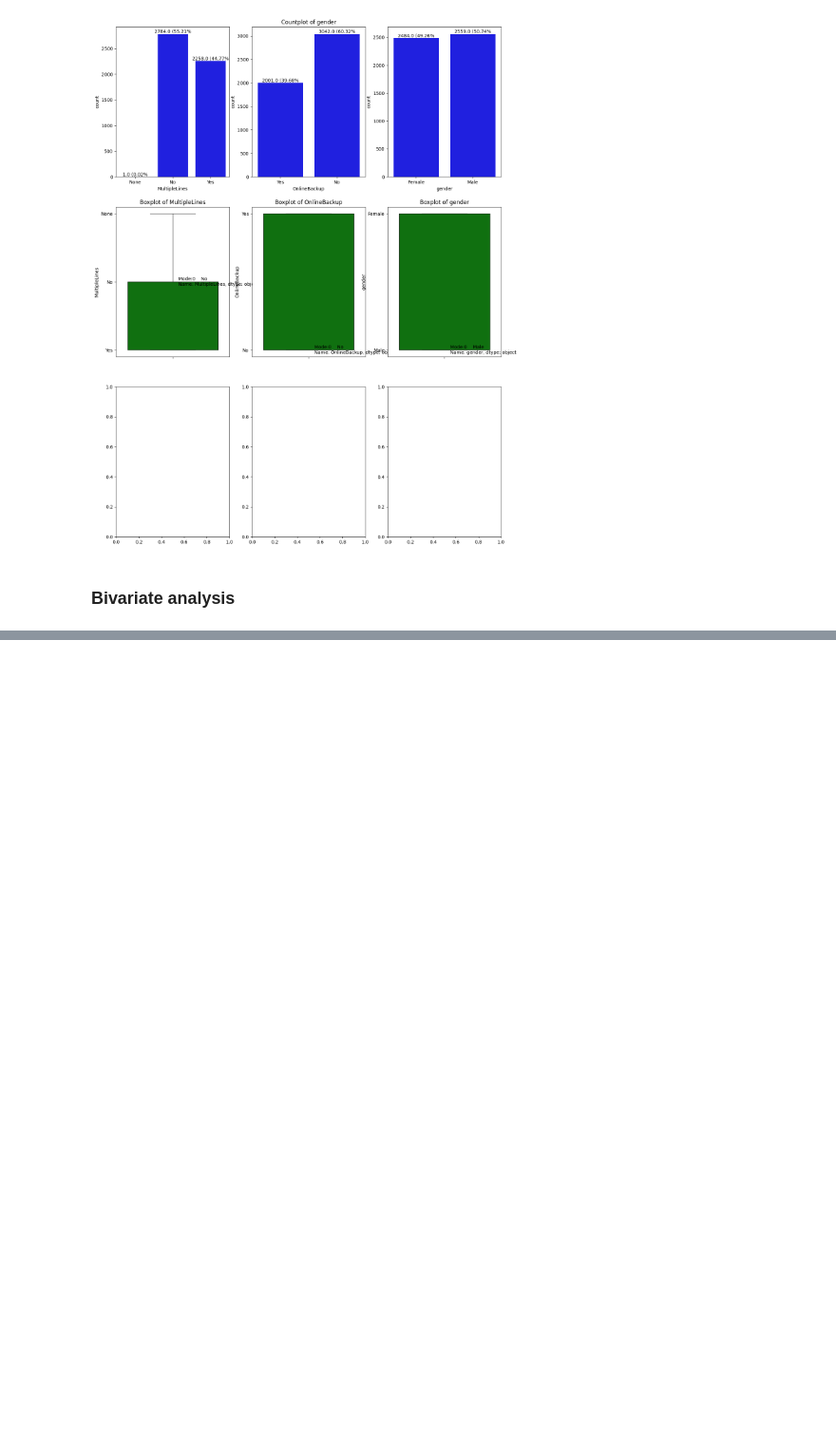
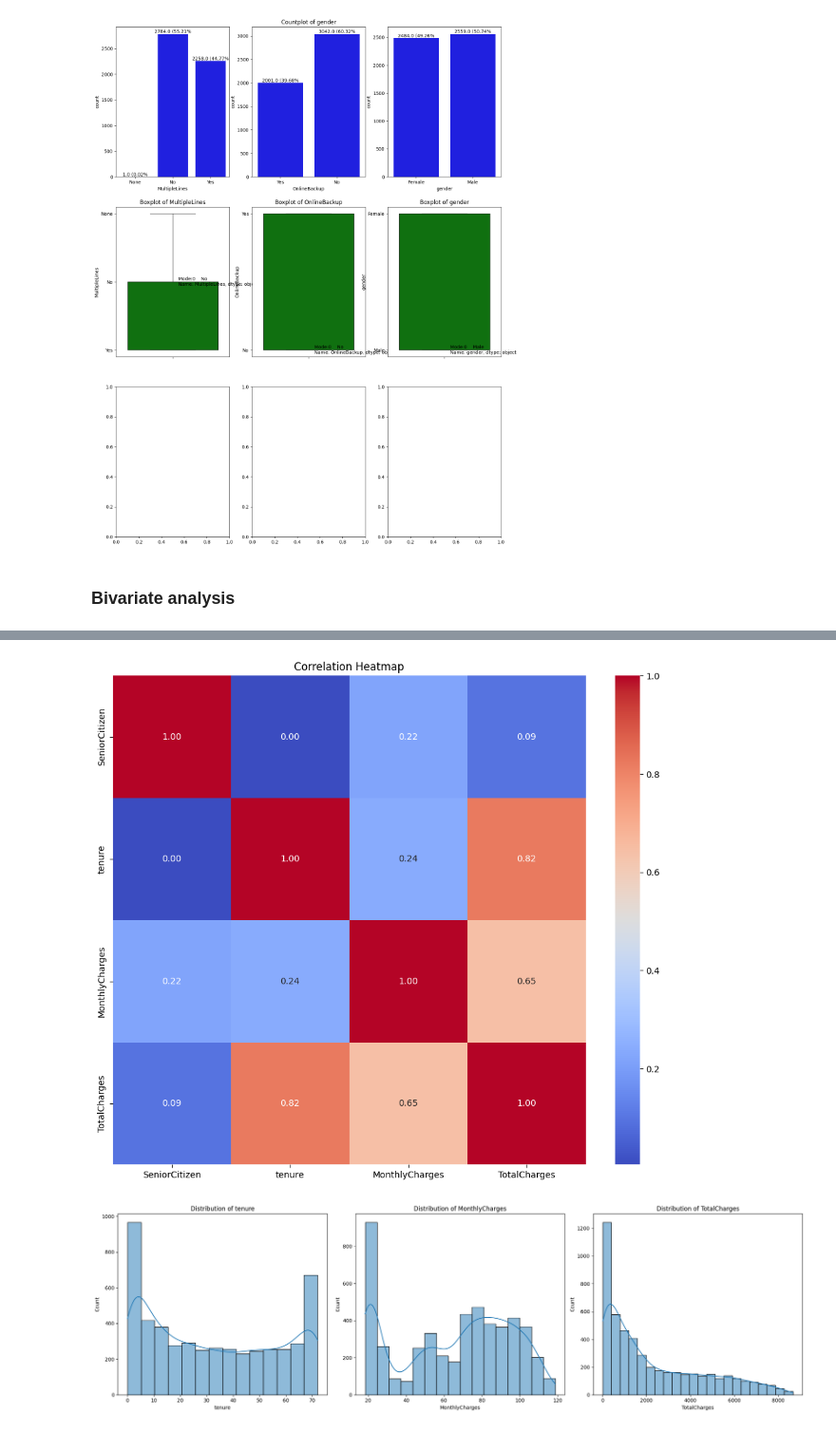
Before and after one commit to mgpacifique/lap_phase_2_chrun_classification-project, a Jupyter notebook: dap_phase2_churn_classification_project.ipynb, the cells around one changed output, grey strips where cells are left out. Shown at 95% size. Saved outputs shown, nothing was run; the diff lists cells and outputs as text; code cells hidden in the pictures; blank space fills up the shorter version.

```diff
--- a/dap_phase2_churn_classification_project.ipynb
+++ b/dap_phase2_churn_classification_project.ipynb
@@ -560,0 +591,34 @@ all =  [["gender","Partner","SeniorCitizen","Dependents","PhoneService","Multipl
+# %%
+
+# Additional analysis: Correlation heatmap#+
+def plot_correlation_heatmap(data):
+    plt.figure(figsize=(12, 10))
+    numeric_data = data.select_dtypes(include=[np.number])  # Exclude non-numeric columns
+    correlation_matrix = numeric_data.corr()
+    sns.heatmap(correlation_matrix, annot=True, fmt=".2f", cmap='coolwarm')
+    plt.title('Correlation Heatmap')
+    plt.show()
+
+# Example usage
+plot_correlation_heatmap(combined_data)
+#+
+# Additional analysis: Distribution of numerical features#+
+def plot_numerical_distributions(data, numerical_columns):
+    n_rows = math.ceil(len(numerical_columns) / 3)
+
+    fig, axes = plt.subplots(n_rows, 3, figsize=(20, 6 * n_rows))
+
+    axes = axes.flatten()  # Flatten the axes array to ensure correct indexing
+
+    for i, column in enumerate(numerical_columns):
+        sns.histplot(data[column], kde=True, ax=axes[i])
+        axes[i].set_title(f'Distribution of {column}')
+
+    plt.tight_layout()
+    plt.show()
+
+# Example usage
+plot_numerical_distributions(combined_data, ['tenure', 'MonthlyCharges', 'TotalCharges'])
+# %% [output]
+[figure, added]
+[figure, added]
```
Also changed, not shown: parts of 13 cells of this notebook.
